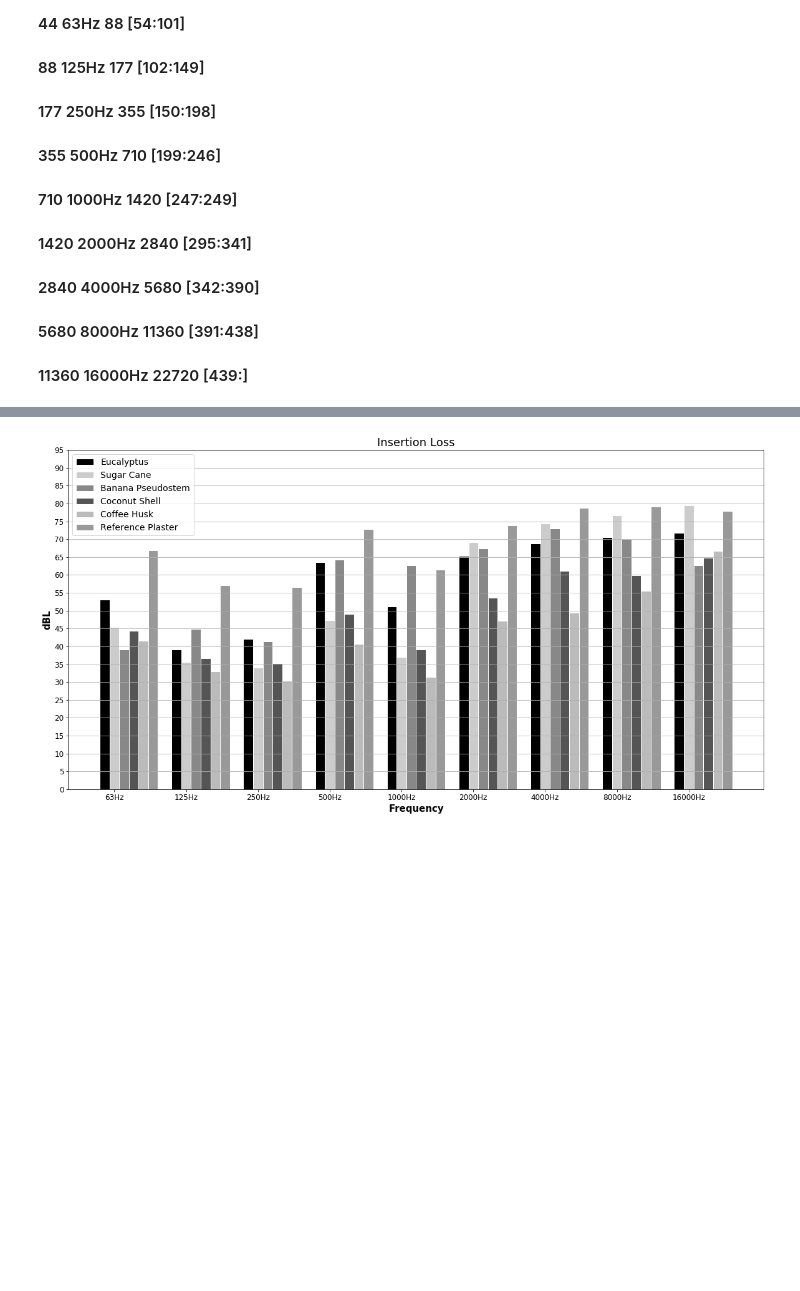
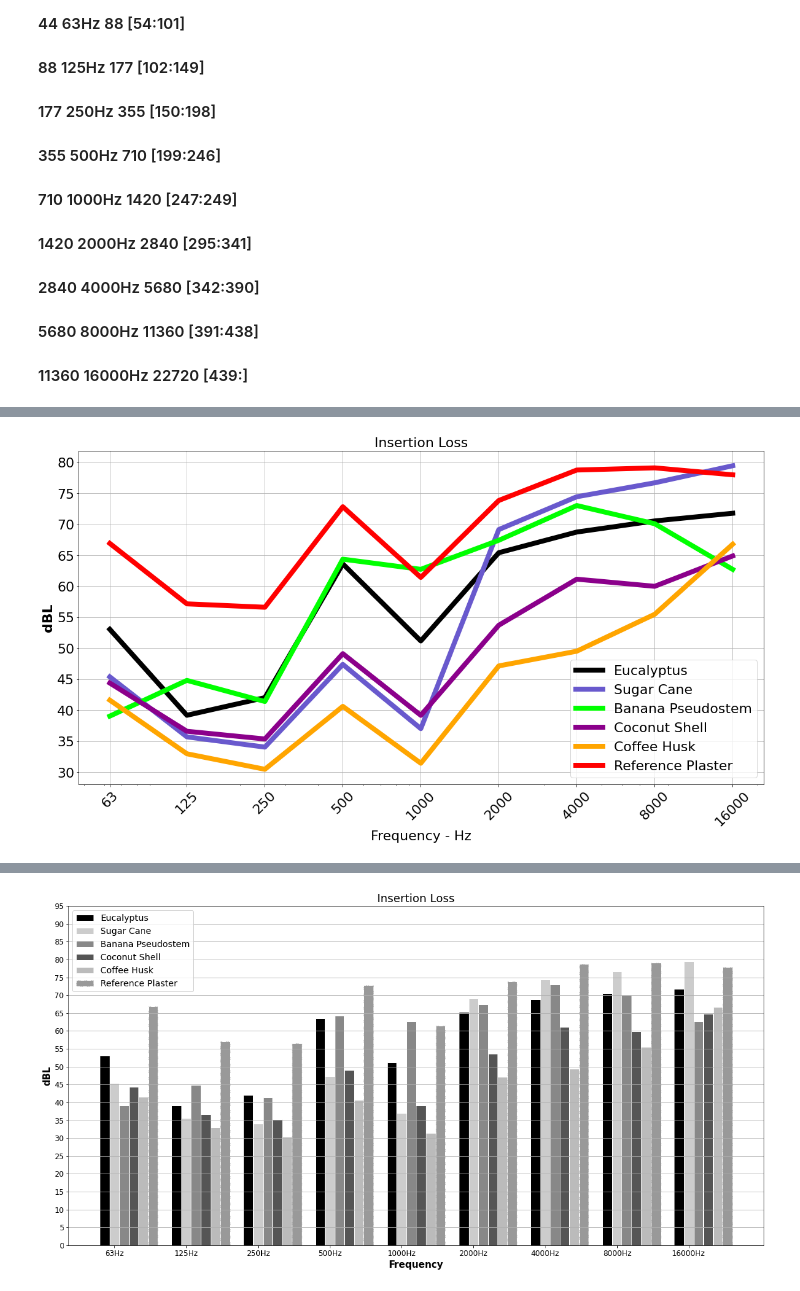
Before and after one commit to douglashsabreu/Artigo-Patr-cia-e-Belis-rio, a Jupyter notebook: Plot_placas_cimenticeas.ipynb, the cells around one changed output, grey strips where cells are left out. Drawn from its saved outputs; the diff is of its cells as text; code cells hidden in the pictures; blank space fills up the shorter version.

```diff
--- a/Plot_placas_cimenticeas.ipynb
+++ b/Plot_placas_cimenticeas.ipynb
@@ -134,0 +135,20 @@ plt.show()
+# %%
+plt.figure(figsize=(20,10))
+plt.xlabel('Frequency - Hz',fontsize=22 )
+plt.ylabel('dBL' ,fontsize=22, fontweight='bold')
+plt.title('Insertion Loss' ,fontsize=22)
+plt.plot(x_ticks8, x_euc8, color='#000000', linewidth = 8 , label="Eucalyptus")
+plt.plot(x_ticks8, x_cana8, color='#6959CD',linewidth = 8 , label="Sugar Cane")
+plt.plot(x_ticks8, x_ban8, color='#00FF00',  linewidth = 8 , label="Banana Pseudostem")
+plt.plot(x_ticks8, x_coco8, color='#8B008B', linewidth = 8 , label="Coconut Shell")
+plt.plot(x_ticks8, x_cafe8,  color='#FFA500', linewidth = 8 , label="Coffee Husk")
+plt.plot(x_ticks8, x_gesso8, color= '#FF0000', linewidth = 8 , label="Reference Plaster")
+plt.xscale('log')
+plt.grid(axis='y')
+plt.grid(axis='x')
+plt.xticks(x_ticks8, x_ticks8, rotation='45',fontsize=22 )
+plt.yticks(y_ticks8,fontsize=22 )
+plt.legend(fontsize=22)
+plt.show()
+# %% [output]
+[figure, added]
```
Also changed, not shown: parts of 5 cells of this notebook.
